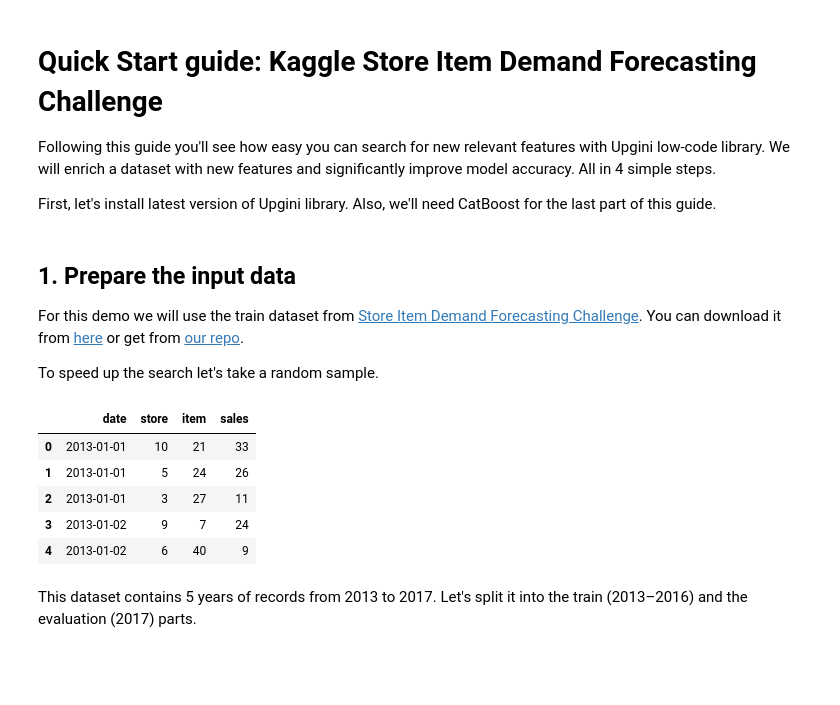
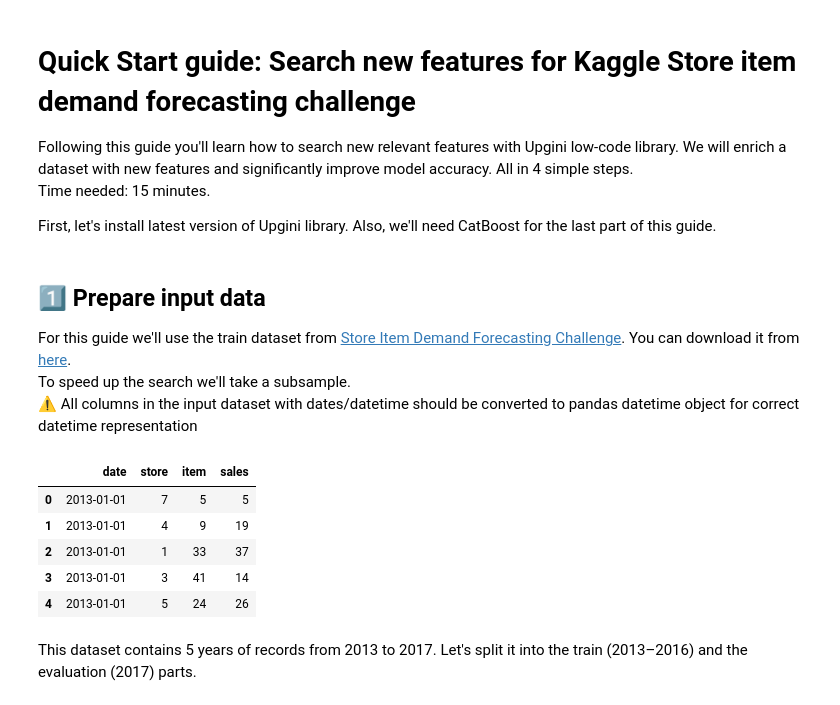
Before and after one commit to upgini/upgini, a Jupyter notebook: notebooks/kaggle_example.ipynb, the cells around one changed output. Saved outputs shown, nothing was run; the diff lists cells and outputs as text; code cells hidden in the pictures; blank space fills up the shorter version.

Commit message:
Update example notebook

```diff
--- a/notebooks/kaggle_example.ipynb
+++ b/notebooks/kaggle_example.ipynb
@@ -1,37 +1,41 @@
 # %% [markdown]
-# Quick Start guide: Kaggle Store Item Demand Forecasting Challenge
+# Quick Start guide: Search new features for Kaggle Store item demand forecasting challenge
 
-Following this guide you'll see how easy you can search for new relevant features with Upgini low-code library. We will enrich a dataset with new features and significantly improve model accuracy. All in 4 simple steps.
+Following this guide you'll learn how to search new relevant features with Upgini low-code library. We will enrich a dataset with new features and significantly improve model accuracy. All in 4 simple steps.
+Time needed: 15 minutes.
 
 First, let's install latest version of Upgini library. Also, we'll need CatBoost for the last part of this guide.
 # %%
 %pip install -Uq upgini catboost
 # %% [markdown]
-## 1. Prepare the input data
+## 1️⃣ Prepare input data
 
-For this demo we will use the train dataset from [Store Item Demand Forecasting Challenge](https://www.kaggle.com/c/demand-forecasting-kernels-only). You can download it from [here](https://www.kaggle.com/c/demand-forecasting-kernels-only/data?select=train.csv) or get from [our repo](https://github.com/upgini/upgini/raw/main/notebooks/train.csv.zip).
-
-To speed up the search let's take a random sample.
+For this guide we'll use the train dataset from [Store Item Demand Forecasting Challenge](https://www.kaggle.com/c/demand-forecasting-kernels-only). You can download it from [here](https://www.kaggle.com/c/demand-forecasting-kernels-only/data?select=train.csv).
+To speed up the search we'll take a subsample.
+⚠️ All columns in the input dataset with dates/datetime should be converted to pandas datetime object for correct datetime representation
 # %%
 from os.path import exists
 import pandas as pd
 
 df_path = "train.csv.zip" if exists("train.csv.zip") else "https://github.com/upgini/upgini/raw/main/notebooks/train.csv.zip"
 df = pd.read_csv(df_path)
-df = df.sample(n=10_000, random_state=0)
+df = df.sample(n=19_000, random_state=0)
 df["store"] = df["store"].astype(str)
 df["item"] = df["item"].astype(str)
+
+#Convert date column to datetime pandas object
 df["date"] = pd.to_datetime(df["date"])
+
 df.sort_values("date", inplace=True)
 df.reset_index(inplace=True, drop=True)
 df.head()
 # %% [output]
 |  | date | store | item | sales |
-| 0 | 2013-01-01 | 10 | 21 | 33 |
-| 1 | 2013-01-01 | 5 | 24 | 26 |
-| 2 | 2013-01-01 | 3 | 27 | 11 |
-| 3 | 2013-01-02 | 9 | 7 | 24 |
-| 4 | 2013-01-02 | 6 | 40 | 9 |
+| 0 | 2013-01-01 | 7 | 5 | 5 |
+| 1 | 2013-01-01 | 4 | 9 | 19 |
+| 2 | 2013-01-01 | 1 | 33 | 37 |
+| 3 | 2013-01-01 | 3 | 41 | 14 |
+| 4 | 2013-01-01 | 5 | 24 | 26 |
 # %% [markdown]
 This dataset contains 5 years of records from 2013 to 2017. Let's split it into the train (2013–2016) and the evaluation (2017) parts.
 # %%
```
Also changed, not shown: parts of 15 cells of this notebook.
